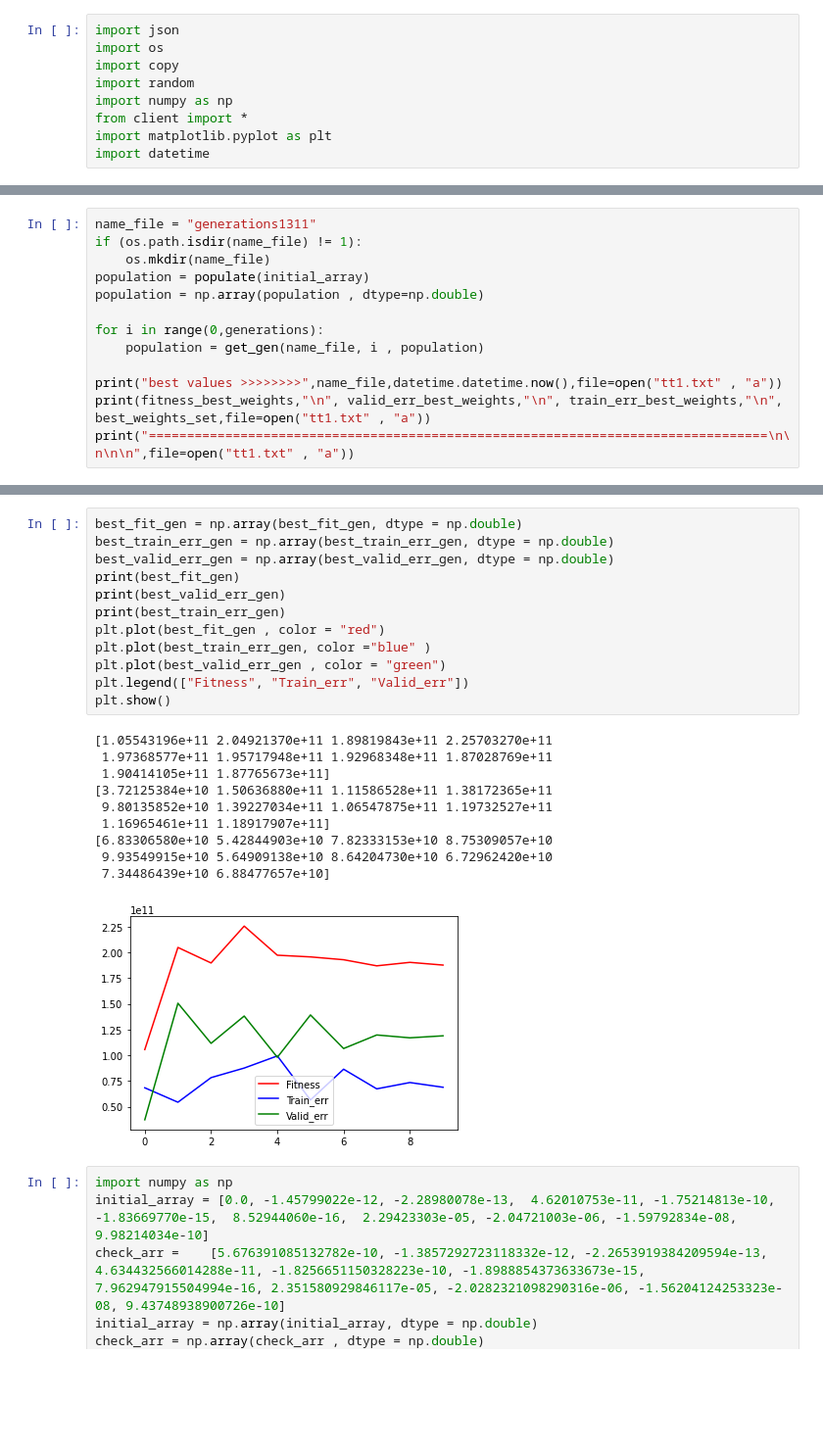
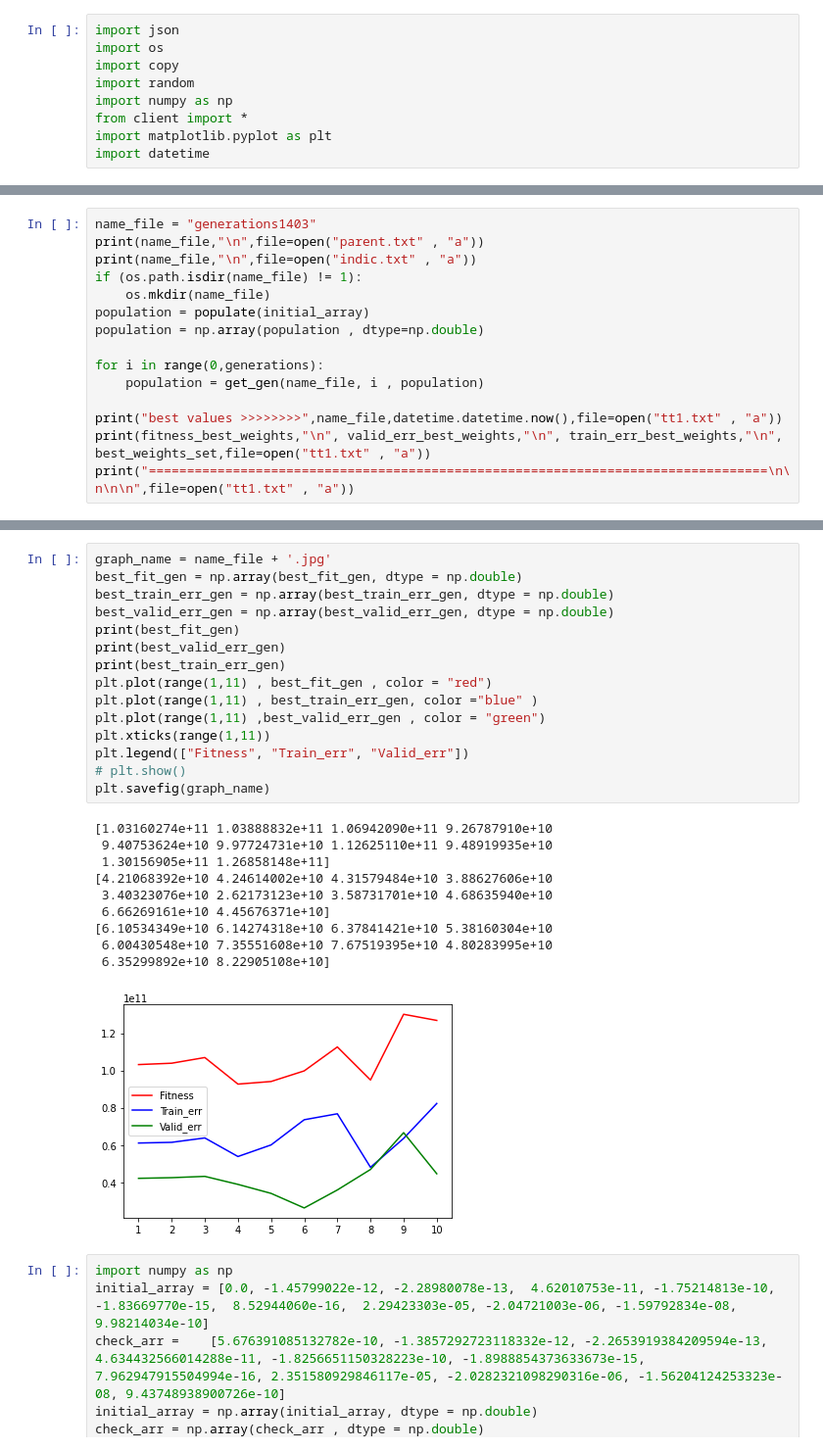
Before and after one commit to Architjain128/MDLGenetics, a Jupyter notebook: Added/Untitled.ipynb, the cells around one changed output, grey strips where cells are left out. Shown at 98% size. Saved outputs shown, nothing was run; the diff lists cells and outputs as text; blank space fills up the shorter version.

```diff
--- a/Added/Untitled.ipynb
+++ b/Added/Untitled.ipynb
@@ -176,7 +182,9 @@ def get_gen(name_file, i , population):
         json.dump(mutated_population.tolist(), write_file)
     return population
 # %%
-name_file = "generations1311"
+name_file = "generations1403"
+print(name_file,"\n",file=open("parent.txt" , "a"))
+print(name_file,"\n",file=open("indic.txt" , "a"))
 if (os.path.isdir(name_file) != 1):
     os.mkdir(name_file)
 population = populate(initial_array)
@@ -201,28 +210,31 @@ submit(Team_Key,list(vvtt))
 # %% [output]
 'successfully submitted'
 # %%
+graph_name = name_file + '.jpg'
 best_fit_gen = np.array(best_fit_gen, dtype = np.double)
 best_train_err_gen = np.array(best_train_err_gen, dtype = np.double)
 best_valid_err_gen = np.array(best_valid_err_gen, dtype = np.double)
 print(best_fit_gen)
 print(best_valid_err_gen)
 print(best_train_err_gen)
-plt.plot(best_fit_gen , color = "red")
-plt.plot(best_train_err_gen, color ="blue" )
-plt.plot(best_valid_err_gen , color = "green")
+plt.plot(range(1,11) , best_fit_gen , color = "red")
+plt.plot(range(1,11) , best_train_err_gen, color ="blue" )
+plt.plot(range(1,11) ,best_valid_err_gen , color = "green")
+plt.xticks(range(1,11))
 plt.legend(["Fitness", "Train_err", "Valid_err"])
-plt.show()
+# plt.show()
+plt.savefig(graph_name)
 # %% [output]
-[1.05543196e+11 2.04921370e+11 1.89819843e+11 2.25703270e+11
- 1.97368577e+11 1.95717948e+11 1.92968348e+11 1.87028769e+11
- 1.90414105e+11 1.87765673e+11]
-[3.72125384e+10 1.50636880e+11 1.11586528e+11 1.38172365e+11
- 9.80135852e+10 1.39227034e+11 1.06547875e+11 1.19732527e+11
- 1.16965461e+11 1.18917907e+11]
-[6.83306580e+10 5.42844903e+10 7.82333153e+10 8.75309057e+10
- 9.93549915e+10 5.64909138e+10 8.64204730e+10 6.72962420e+10
- 7.34486439e+10 6.88477657e+10]
+[1.03160274e+11 1.03888832e+11 1.06942090e+11 9.26787910e+10
+ 9.40753624e+10 9.97724731e+10 1.12625110e+11 9.48919935e+10
+ 1.30156905e+11 1.26858148e+11]
+[4.21068392e+10 4.24614002e+10 4.31579484e+10 3.88627606e+10
+ 3.40323076e+10 2.62173123e+10 3.58731701e+10 4.68635940e+10
+ 6.66269161e+10 4.45676371e+10]
+[6.10534349e+10 6.14274318e+10 6.37841421e+10 5.38160304e+10
+ 6.00430548e+10 7.35551608e+10 7.67519395e+10 4.80283995e+10
+ 6.35299892e+10 8.22905108e+10]
-[figure, old version]
+[figure, new version]
 # %%
 import numpy as np
 initial_array = [0.0, -1.45799022e-12, -2.28980078e-13,  4.62010753e-11, -1.75214813e-10, -1.83669770e-15,  8.52944060e-16,  2.29423303e-05, -2.04721003e-06, -1.59792834e-08,  9.98214034e-10]
```
Also changed, not shown: parts of 4 cells of this notebook, 36 other files.
